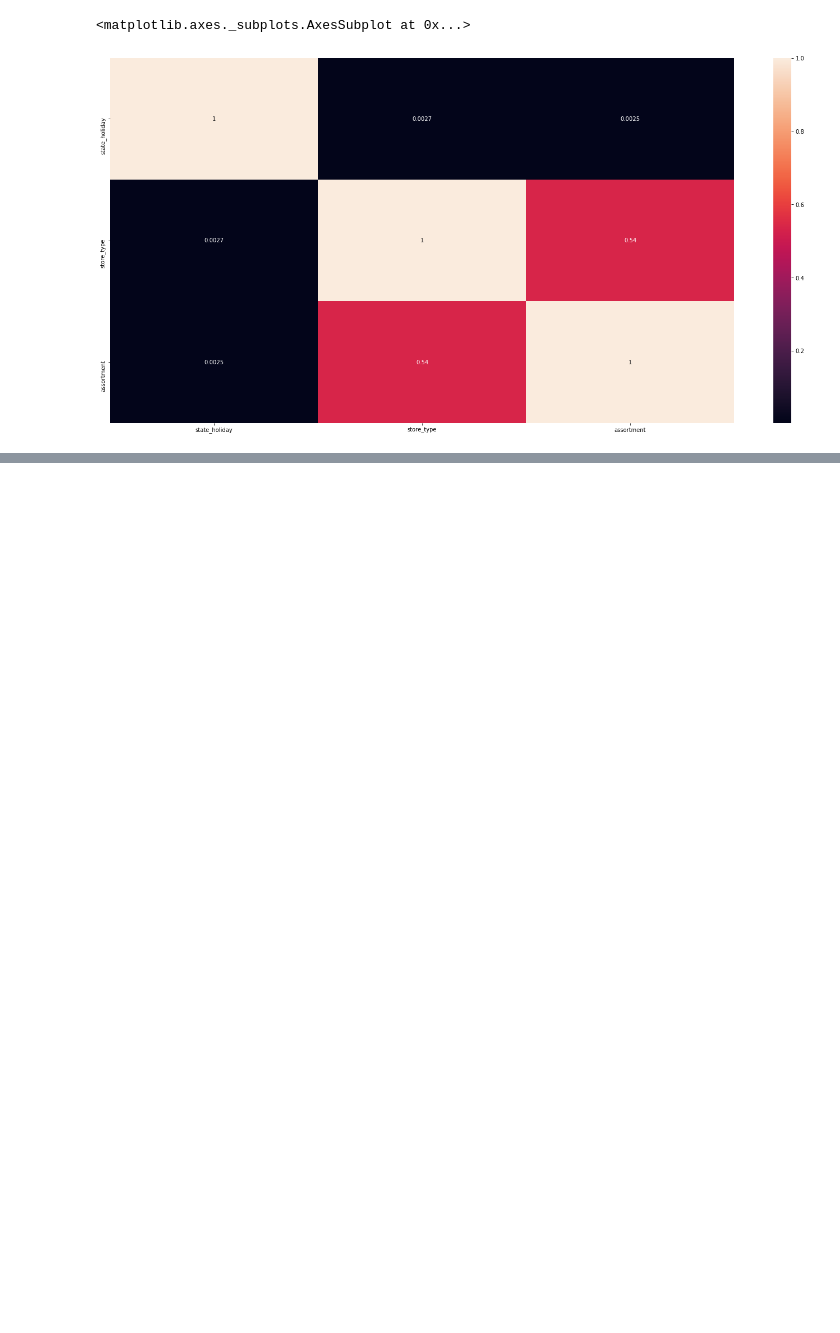
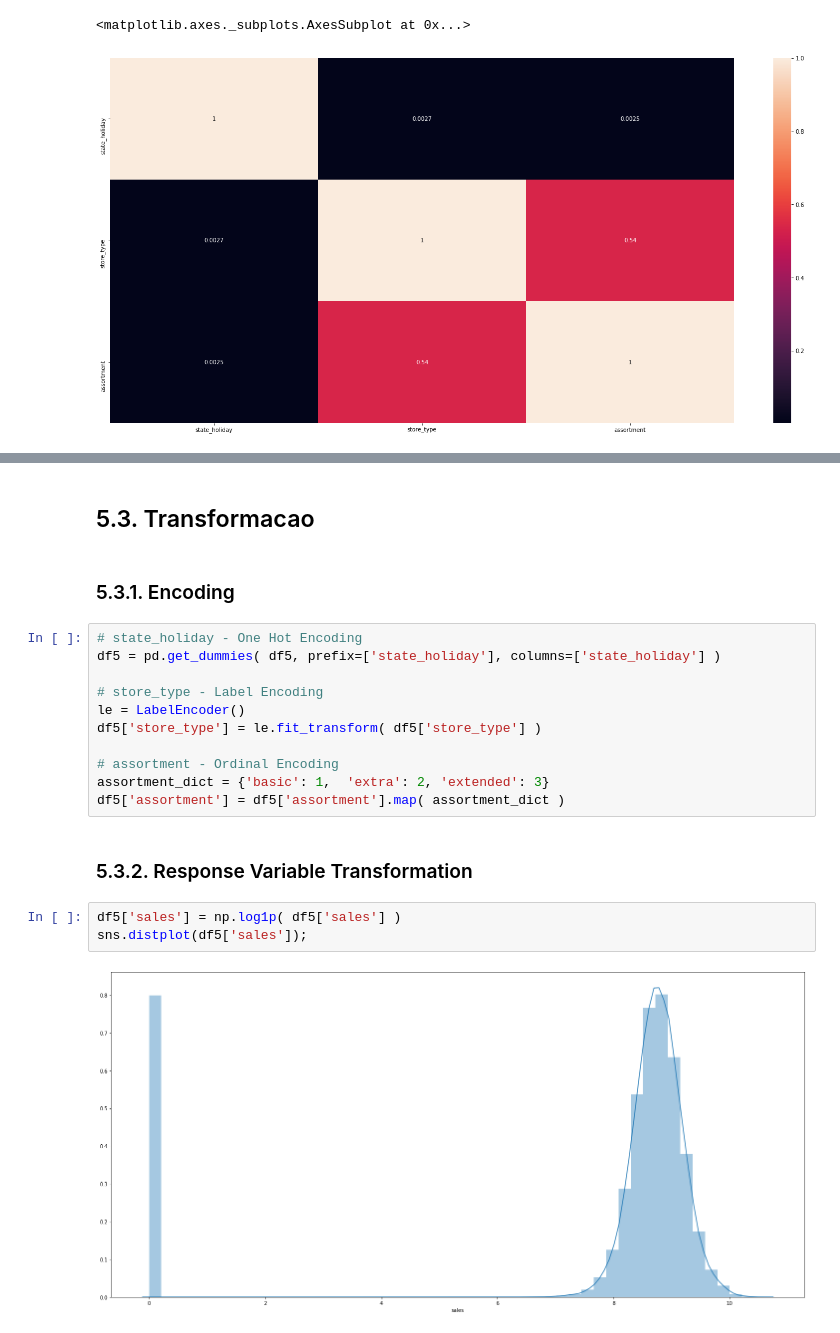
Before and after one commit to TaizAlves/DS_em_Producao, a Jupyter notebook: DS_Modulo02.ipynb, the cells around one changed output, grey strips where cells are left out. Cells and saved outputs as stored; diff of their text form; blank space fills up the shorter version.

```diff
--- a/DS_Modulo02.ipynb
+++ b/DS_Modulo02.ipynb
@@ -861,0 +856,22 @@ df5.sample(10)
+# %% [markdown]
+## 5.3. Transformacao
+# %% [markdown]
+### 5.3.1. Encoding
+# %%
+# state_holiday - One Hot Encoding
+df5 = pd.get_dummies( df5, prefix=['state_holiday'], columns=['state_holiday'] )
+
+# store_type - Label Encoding
+le = LabelEncoder()
+df5['store_type'] = le.fit_transform( df5['store_type'] )
+
+# assortment - Ordinal Encoding
+assortment_dict = {'basic': 1,  'extra': 2, 'extended': 3}
+df5['assortment'] = df5['assortment'].map( assortment_dict )
+# %% [markdown]
+### 5.3.2. Response Variable Transformation
+# %%
+df5['sales'] = np.log1p( df5['sales'] )
+sns.distplot(df5['sales']);
+# %% [output]
+[figure, added]
```
Also changed, not shown: parts of 20 cells of this notebook.
